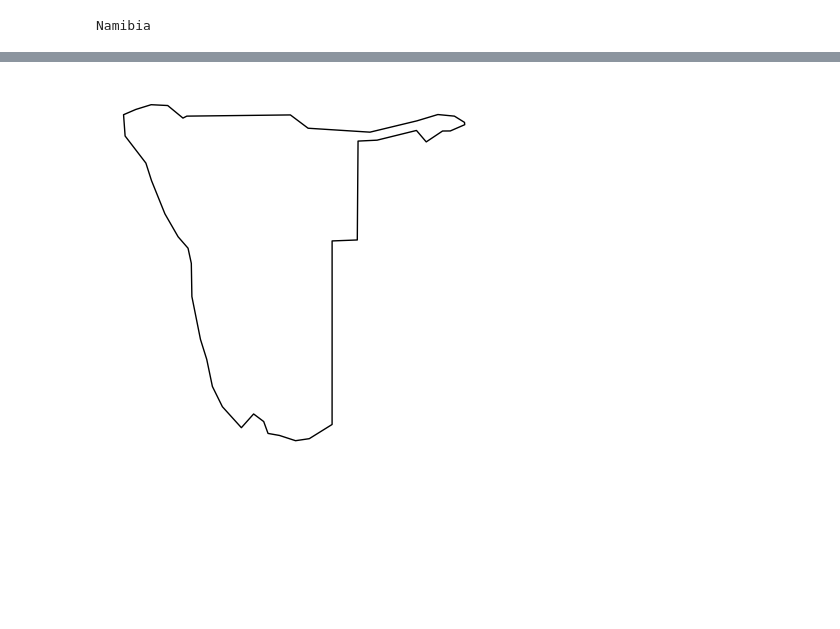
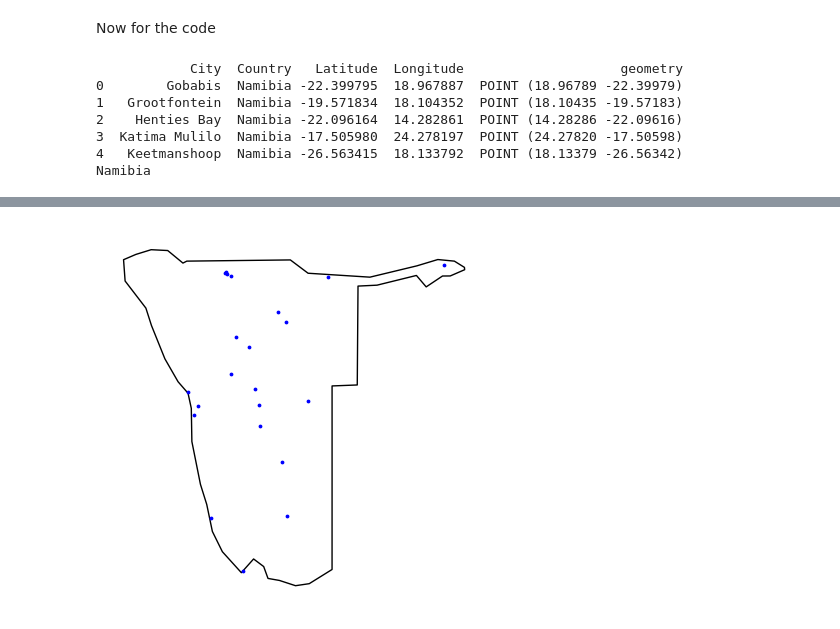
Before and after one commit to karolex72/DSA-lab-NamMap, a Jupyter notebook: nam-map.ipynb, the cells around one changed output, grey strips where cells are left out. Cells and saved outputs as stored; diff of their text form; code cells hidden in the pictures; blank space fills up the shorter version.

```diff
--- a/nam-map.ipynb
+++ b/nam-map.ipynb
@@ -24,37 +21,50 @@ Note: you may need to restart the kernel to use updated packages.
 %conda install python=3 packaging
 # %%
 %conda install python=3 matplotlib
+# %% [markdown]
+Now for the code
 # %%
 from unittest.mock import CallableMixin
 import pandas as pd
 import matplotlib.pyplot as plt
 import geopandas
 
 cities = pd.read_csv('cities.csv', skipinitialspace = True)
 #print(cities.head())
 
 citiesgdf = geopandas.GeoDataFrame(
     cities, geometry=geopandas.points_from_xy(cities.Longitude, cities.Latitude))
-#print(citiesgdf.head())
 
+print(citiesgdf.head())
+
+citiesgdf=citiesgdf.set_crs('Namibia') #syncs map to world map
 world = geopandas.read_file(geopandas.datasets.get_path('naturalearth_lowres'))
 ax = world[world.name=='Namibia'].plot(color='white', edgecolor='black', legend=True)
 ax.set_axis_off()
-citiesgdf=citiesgdf.set_crs('Namibia')
-#citiesgdf.plot(ax=ax, c='blue', markersize=3),
+
+
+
+citiesgdf.plot(ax=ax, c='blue', markersize=3)
+
 #plt.show()
 print(citiesgdf.crs)
 citiesgdf.explore(
      column="City", # make choropleth based on "BoroName" column
      tooltip="City", # show "BoroName" value in tooltip (on hover)
      popup=True, # show all values in popup (on click)
      tiles="CartoDB positron", # use "CartoDB positron" tiles
      #cmap="Set1", # use "Set1" matplotlib colormap
 
      #style_kwds=dict(color="black") # use black outline
      marker_kwds=dict(radius=2.5, fill=True)
     )
 # %% [output]
+            City  Country   Latitude  Longitude                    geometry
+0        Gobabis  Namibia -22.399795  18.967887  POINT (18.96789 -22.39979)
+1   Grootfontein  Namibia -19.571834  18.104352  POINT (18.10435 -19.57183)
+2    Henties Bay  Namibia -22.096164  14.282861  POINT (14.28286 -22.09616)
+3  Katima Mulilo  Namibia -17.505980  24.278197  POINT (24.27820 -17.50598)
+4   Keetmanshoop  Namibia -26.563415  18.133792  POINT (18.13379 -26.56342)
 Namibia
 [interactive output not drawn]
-[figure, old version]
+[figure, new version]
```
Also changed, not shown: parts of 4 cells of this notebook.
